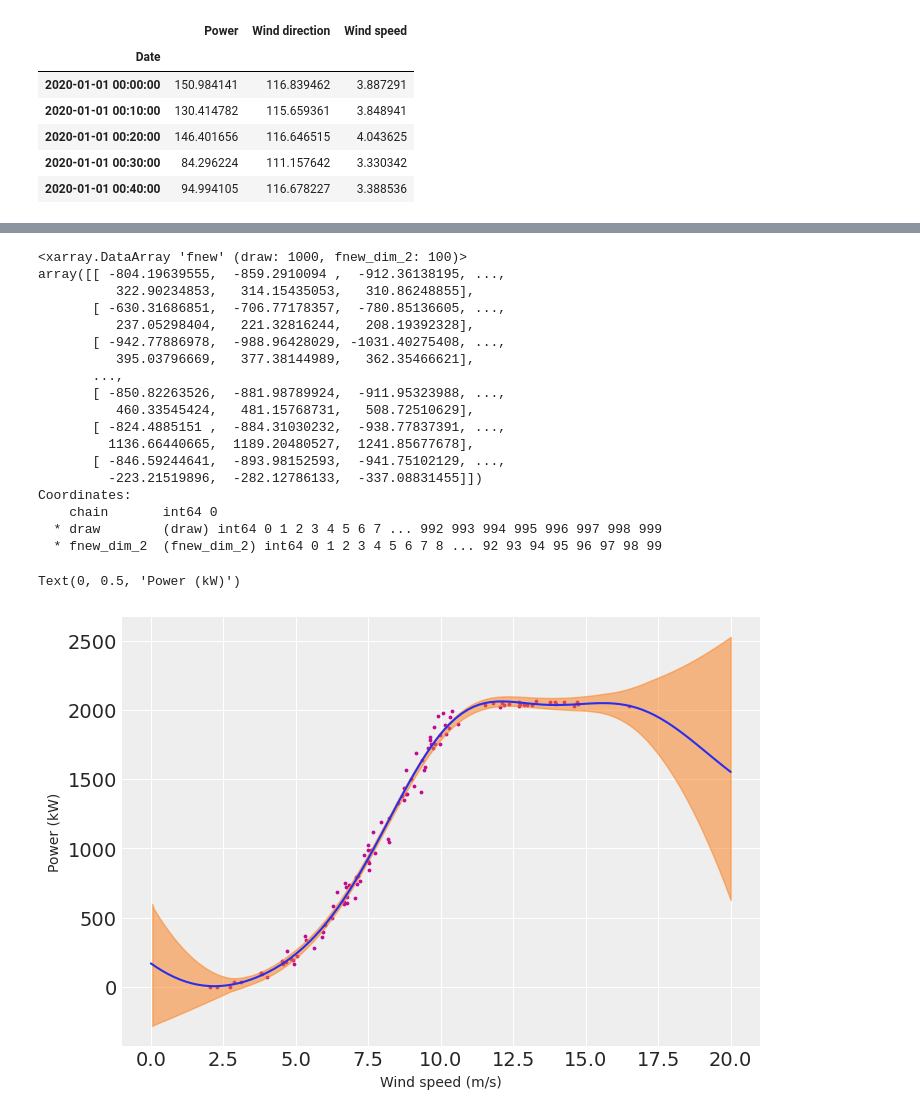
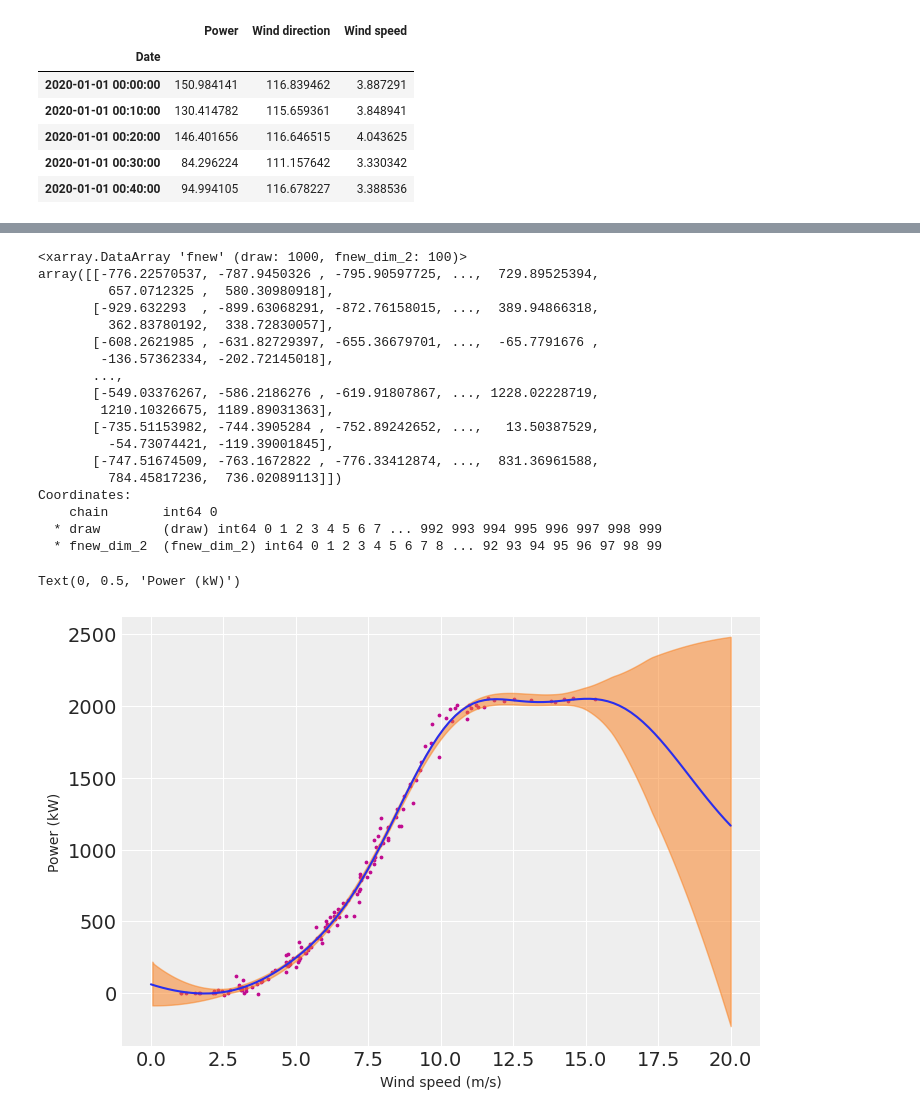
Before and after one commit to camirmas/REStats, a Jupyter notebook: REStats/notebooks/power_curve.ipynb, the cells around one changed output, grey strips where cells are left out. Saved outputs shown, nothing was run; the diff lists cells and outputs as text; code cells hidden in the pictures.

Commit message:
Add improved filter

```diff
--- a/REStats/notebooks/power_curve.ipynb
+++ b/REStats/notebooks/power_curve.ipynb
@@ -74,0 +110,8 @@ wt_filtered.head()
+# %%
+knn = NearestNeighbors(n_neighbors=20)
+wt_f = wt.dropna()
+X = (wt_f - wt_f.mean())/wt_f.std()
+knn.fit(X)
+distances, _ = knn.kneighbors(X)
+
+plt.plot(distances.mean(axis=1))
@@ -74,0 +129,4 @@ wt_filtered.head()
+# %%
+keep_idxs = [i for i, _ in enumerate(wt_f.index) if i not in outliers]
+wt_filtered = wt_f.iloc[keep_idxs]
+wt_outliers = wt_f.iloc[outliers]
@@ -74,0 +169,4 @@ wt_filtered.head()
+# %%
+idxs = np.random.choice(range(len(wt_filtered)), 150) # TODO: stratified split by operating region
+wt_sample = wt_filtered.iloc[idxs]
+wt_sample.head()
@@ -80,8 +186,6 @@ plt.scatter(wt_filtered["Wind speed"][::80], wt_filtered["Power"][::80])
 # %%
-N = 80
-ws = wt_filtered["Wind speed"].values[::N, None]
-X = ws
-y = wt_filtered["Power"].values[::N]
+X = wt_sample["Wind speed"].values[:, None]
+y = wt_sample["Power"].values
 y_mean = y.mean()
 
 with pm.Model() as model:
@@ -125,19 +229,19 @@ array([[<Axes: title={'center': 'ℓ'}>, <Axes: title={'center': 'ℓ'}>],
 ppc.posterior_predictive.fnew[0]
 # %% [output]
 <xarray.DataArray 'fnew' (draw: 1000, fnew_dim_2: 100)>
-array([[ -804.19639555,  -859.2910094 ,  -912.36138195, ...,
-          322.90234853,   314.15435053,   310.86248855],
-       [ -630.31686851,  -706.77178357,  -780.85136605, ...,
-          237.05298404,   221.32816244,   208.19392328],
-       [ -942.77886978,  -988.96428029, -1031.40275408, ...,
-          395.03796669,   377.38144989,   362.35466621],
+array([[-776.22570537, -787.9450326 , -795.90597725, ...,  729.89525394,
+         657.0712325 ,  580.30980918],
+       [-929.632293  , -899.63068291, -872.76158015, ...,  389.94866318,
+         362.83780192,  338.72830057],
+       [-608.2621985 , -631.82729397, -655.36679701, ...,  -65.7791676 ,
+        -136.57362334, -202.72145018],
        ...,
-       [ -850.82263526,  -881.98789924,  -911.95323988, ...,
-          460.33545424,   481.15768731,   508.72510629],
-       [ -824.4885151 ,  -884.31030232,  -938.77837391, ...,
-         1136.66440665,  1189.20480527,  1241.85677678],
-       [ -846.59244641,  -893.98152593,  -941.75102129, ...,
-         -223.21519896,  -282.12786133,  -337.08831455]])
+       [-549.03376267, -586.2186276 , -619.91807867, ..., 1228.02228719,
+        1210.10326675, 1189.89031363],
+       [-735.51153982, -744.3905284 , -752.89242652, ...,   13.50387529,
+         -54.73074421, -119.39001845],
+       [-747.51674509, -763.1672822 , -776.33412874, ...,  831.36961588,
+         784.45817236,  736.02089113]])
 Coordinates:
     chain       int64 0
   * draw        (draw) int64 0 1 2 3 4 5 6 7 ... 992 993 994 995 996 997 998 999
@@ -145,14 +249,14 @@ Coordinates:
 # %%
 fig, ax = plt.subplots()
 
 y_pred = ppc.posterior_predictive.fnew.mean(["chain", "draw"])
 
 ax.plot(Xnew, y_pred + y_mean, color="C0")
-ax.scatter(ws, y, s=3, color="C3")
+ax.scatter(wt_sample["Wind speed"], y, s=3, color="C3")
 az.plot_hdi(Xnew.flatten(), ppc.posterior_predictive.fnew + y_mean)
 
 ax.set_xlabel("Wind speed (m/s)")
 ax.set_ylabel("Power (kW)")
 # %% [output]
 Text(0, 0.5, 'Power (kW)')
-[figure, old version]
+[figure, new version]
```
Also changed, not shown: parts of 23 cells of this notebook, 1 other file.
